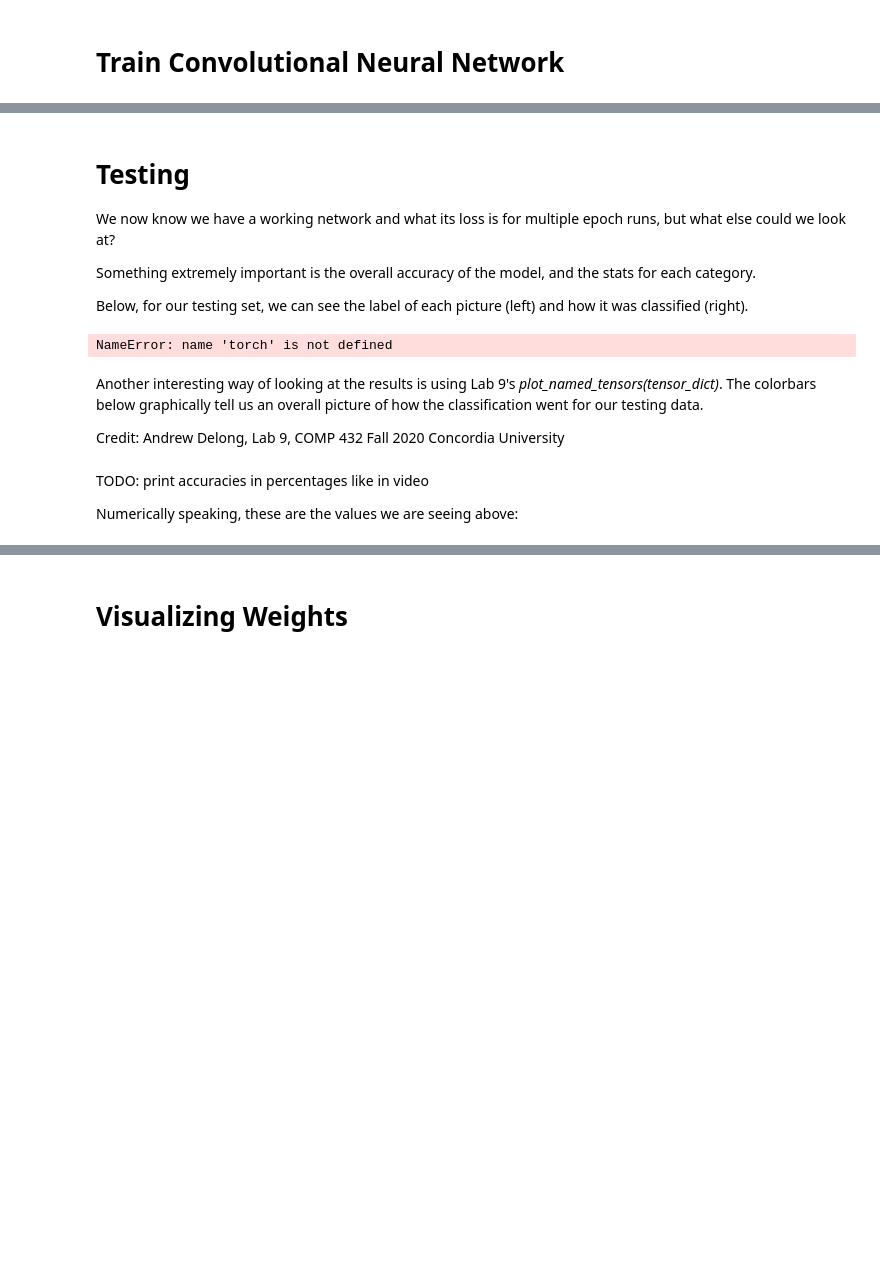
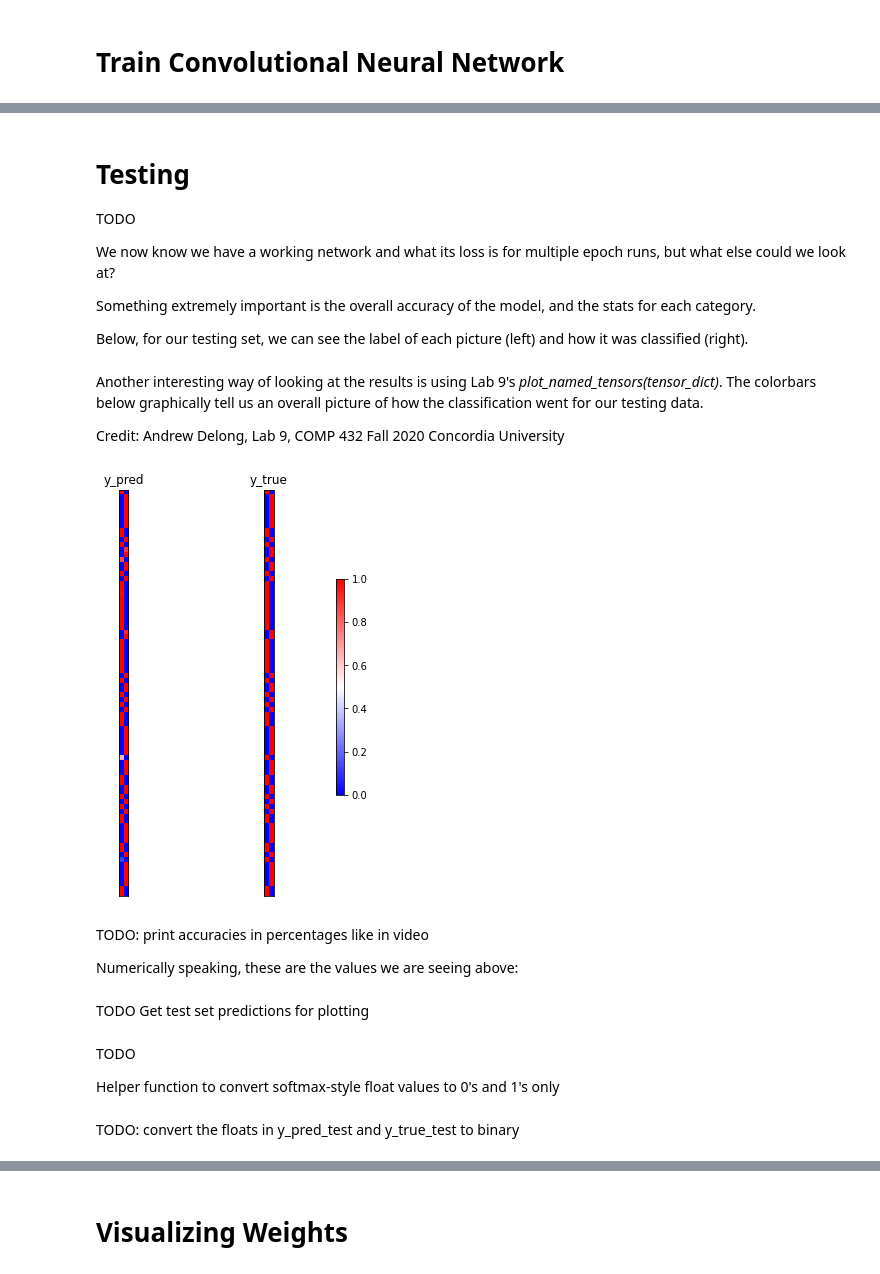
Before and after one commit to BennyP69/AppleStateIdentifier, a Jupyter notebook: Apple_State_Identifier.ipynb, the cells around one changed output, grey strips where cells are left out. Saved outputs shown, nothing was run; the diff lists cells and outputs as text; code cells hidden in the pictures; blank space fills up the shorter version.

Commit message:
only tidying up left

```diff
--- a/Apple_State_Identifier.ipynb
+++ b/Apple_State_Identifier.ipynb
@@ -178,3 +161,24 @@ print(y_true)
+# %%
+def make_2d_target(target):
+
+    target_2d = torch.zeros((len(target), 2))
+
+    for i in range(len(target)):
+        # If good apple
+        if (target[i] == 1):
+            target_2d[i][0] = 1
+        # if bad apple
+        else:
+            target_2d[i][1] = 1
+    return target_2d
+# %%
+y_pred_train = torch.softmax(model(X_train_torch), dim=1)
+# print(y_pred_train)
+
+y_true_train = make_2d_target(y_train_torch)
+y_true_test = make_2d_target(y_test_torch)
+
+# print(y_true_train)
 # %%
 untrained_model = copy.deepcopy(model)
 # %% [markdown]
@@ -185,18 +191,14 @@ Also, let us we set a high epoch and print our training loss for each one to see
 model = copy.deepcopy(untrained_model)
 
 # The number of times to evaluate the full training data (in this case, number of gradient steps)
-num_epoch = 50
-
-# Your code for defining loss, optimizer, and training loop here. Aim for 10-12 lines.
+num_epoch = 400
 
 loss = torch.nn.BCEWithLogitsLoss()
-optimizer = torch.optim.SGD(model.parameters(), lr=0.01, momentum=0.9, weight_decay=0.001)
+optimizer = torch.optim.SGD(model.parameters(), lr=0.001, momentum=0.9, weight_decay=0.001)
 
 for epoch in range(1, num_epoch+1):
-    y_pred = model(X_torch)
-    loss_value = loss(y_pred, y_true)
-#     y_pred = model(X_train_torch)
-#     loss_value = loss(y_pred, y_true_test)
+    y_pred = model(X_train_torch)
+    loss_value = loss(y_pred, y_true_train)
 
     model.zero_grad()
     loss_value.backward()
@@ -207,34 +212,13 @@ for epoch in range(1, num_epoch+1):
 # %% [markdown]
 # Testing
+
+TODO
 
 We now know we have a working network and what its loss is for multiple epoch runs, but what else could we look at?
 
 Something extremely important is the overall accuracy of the model, and the stats for each category.
 
 Below, for our testing set, we can see the label of each picture (left) and how it was classified (right).
-# %%
-y_true_index = torch.tensor([torch.argmax(y_true[i]) for i in range(len(y_true))])
-# y_true_index = torch.tensor([torch.argmax(y_true_test[i]) for i in range(len(y_true_test))])
-y_pred_index = torch.tensor([torch.argmax(y_pred[i]) for i in range(len(y_pred))])
-
-plt.figure(figsize=(20,10))
-
-plt.subplot(121).set_title("True Values")
-plt.scatter(np.arange(len(X_torch)), y_true_index, c='r', marker='o')
-# plt.scatter(np.arange(len(X_test_torch)), y_true_index, c='r', marker='o')
-plt.xlabel("Picture Number")
-plt.ylabel("Category")
-plt.yticks((0,1))
-
-plt.subplot(122).set_title("Predicted Values")
-plt.scatter(np.arange(len(X_torch)), y_pred_index, c='b', marker='x')
-# plt.scatter(np.arange(len(X_test_torch)), y_true_index, c='r', marker='o')
-plt.xlabel("Picture Number")
-plt.ylabel("Category")
-plt.yticks((0,1))
-plt.show()
-# %% [output]
-NameError: name 'torch' is not defined
 # %% [markdown]
 Another interesting way of looking at the results is using Lab 9's _plot_named_tensors(tensor_dict)_. The colorbars below graphically tell us an overall picture of how the classification went for our testing data.
 
@@ -261,9 +245,18 @@ def plot_named_tensors(tensor_dict):
         ax.set_title(name)
     fig.colorbar(img, cax=fig.add_axes([0.985, 0.25, 0.03, .5]))   # Add a colorbar on the right
 # %%
-plot_named_tensors({'y_pred' : y_pred, 'y_true': y_true})
-# plot_named_tensors({'y_pred' : y_pred, 'y_true': y_true_test})
+# plot_named_tensors({'y_pred' : y_pred, 'y_true': y_true})
+plot_named_tensors({'y_pred' : y_pred, 'y_true': y_true_train})
+# %% [output]
+[figure, added]
 # %% [markdown]
 TODO: print accuracies in percentages like in video
 
 Numerically speaking, these are the values we are seeing above:
+# %% [markdown]
+TODO
+Get test set predictions for plotting
+# %% [markdown]
+TODO
+
+Helper function to convert softmax-style float values to 0's and 1's only
@@ -269,0 +278,2 @@ Numerically speaking, these are the values we are seeing above:
+# %% [markdown]
+TODO: convert the floats in y_pred_test and y_true_test to binary
```
Also changed, not shown: parts of 40 cells of this notebook, 50 other files.
